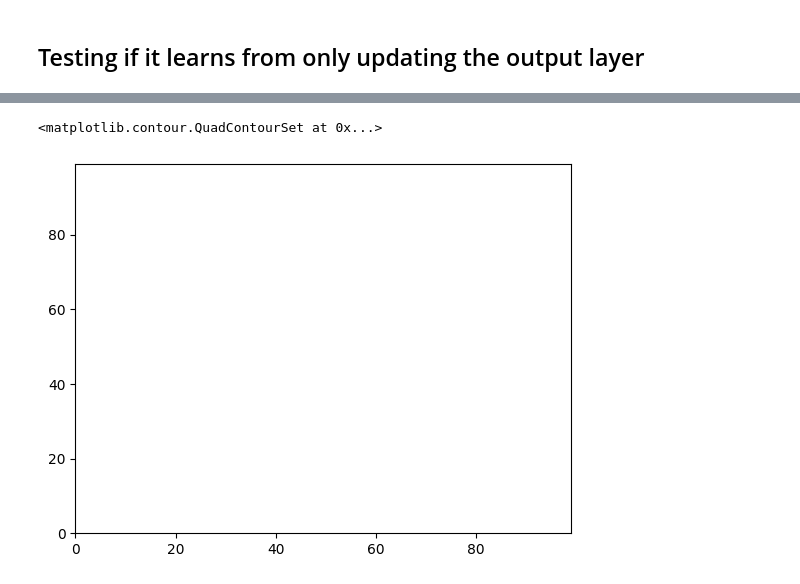
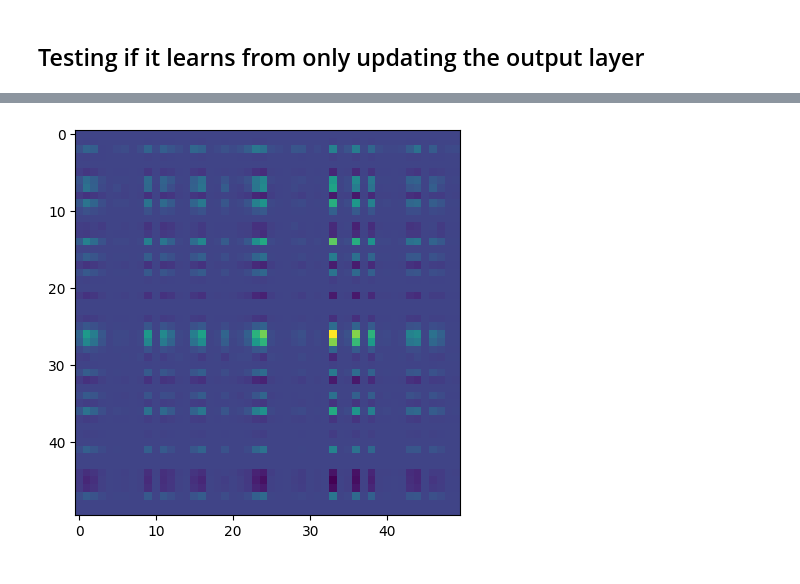
Before and after one commit to magnushelliesen/neural-network, a Jupyter notebook: neural-network.ipynb, the cells around one changed output, grey strips where cells are left out. Saved outputs shown, nothing was run; the diff lists cells and outputs as text; code cells hidden in the pictures.

```diff
--- a/neural-network.ipynb
+++ b/neural-network.ipynb
@@ -55,5 +59,7 @@ array([nan, nan])
-# %%
-plt.contour(nn.weights[1]-nn._weights0[1])
-# %% [output]
-<matplotlib.contour.QuadContourSet at 0x...>
-[figure, removed]
+# %%
+# Heatmap of difference between weights between hidden layer before and after training
+plt.figure(figsize=(5, 5))
+plt.imshow(nn.weights[1]-nn._weights0[1])
+plt.show()
+# %% [output]
+[figure, added]
```
Also changed, not shown: parts of 9 cells of this notebook, 1 other file.
